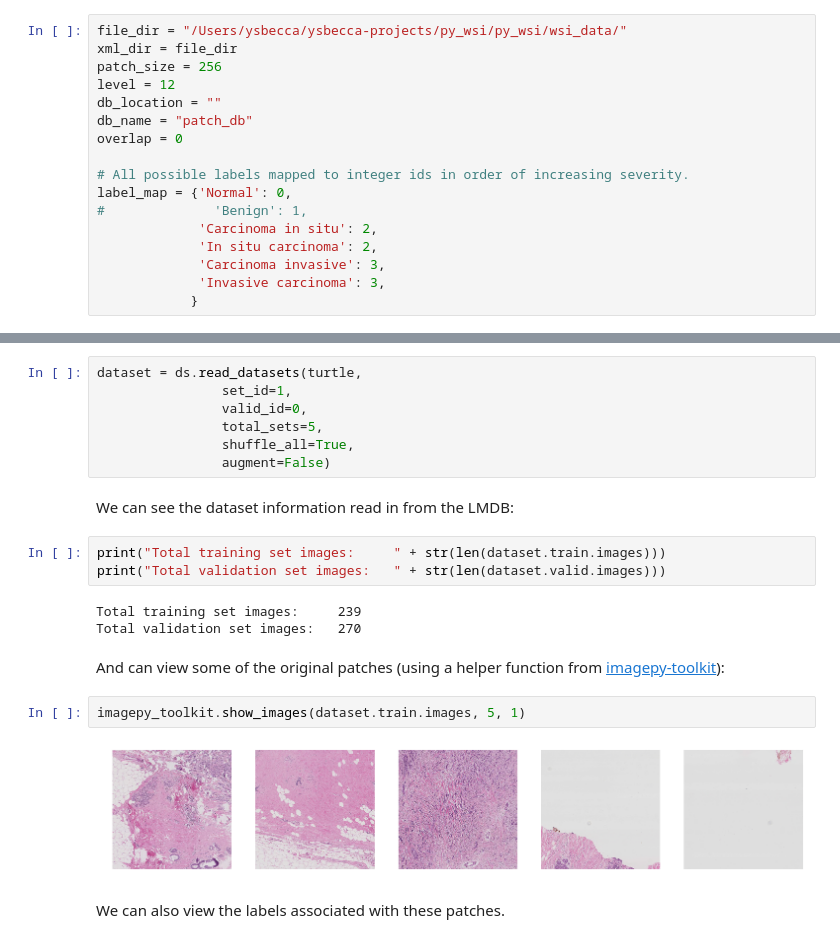
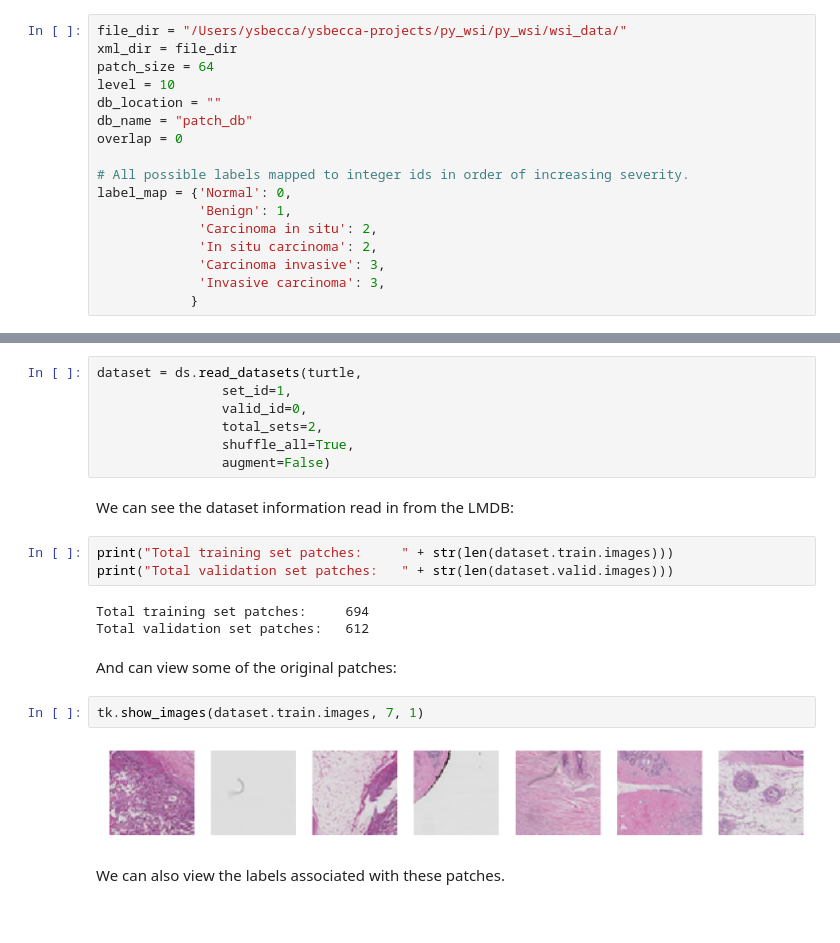
Before and after one commit to ysbecca/py-wsi, a Jupyter notebook: Using py-wsi.ipynb, the cells around one changed output, grey strips where cells are left out. Drawn from its saved outputs; the diff is of its cells as text.

```diff
--- a/Using py-wsi.ipynb
+++ b/Using py-wsi.ipynb
@@ -9,15 +12,15 @@ Set parameters for file directory of SVS images, patch size, level (magnificatio
 # %%
 file_dir = "/Users/ysbecca/ysbecca-projects/py_wsi/py_wsi/wsi_data/"
 xml_dir = file_dir
-patch_size = 256
-level = 12
+patch_size = 64
+level = 10
 db_location = ""
 db_name = "patch_db"
 overlap = 0
 
 # All possible labels mapped to integer ids in order of increasing severity.
 label_map = {'Normal': 0,
-#              'Benign': 1,
+             'Benign': 1,
              'Carcinoma in situ': 2,
              'In situ carcinoma': 2,
              'Carcinoma invasive': 3,
@@ -67,23 +159,23 @@ import imagepy_toolkit
 dataset = ds.read_datasets(turtle,
                 set_id=1,
                 valid_id=0,
-                total_sets=5,
+                total_sets=2,
                 shuffle_all=True,
                 augment=False)
 # %% [markdown]
 We can see the dataset information read in from the LMDB:
 # %%
-print("Total training set images:     " + str(len(dataset.train.images)))
-print("Total validation set images:   " + str(len(dataset.valid.images)))
+print("Total training set patches:     " + str(len(dataset.train.images)))
+print("Total validation set patches:   " + str(len(dataset.valid.images)))
 # %% [output]
-Total training set images:     239
-Total validation set images:   270
+Total training set patches:     694
+Total validation set patches:   612
 # %% [markdown]
-And can view some of the original patches (using a helper function from [imagepy-toolkit](https://github.com/ysbecca/imagepy-toolkit)):
+And can view some of the original patches:
 # %%
-imagepy_toolkit.show_images(dataset.train.images, 5, 1)
+tk.show_images(dataset.train.images, 7, 1)
 # %% [output]
-[figure, old version]
+[figure, new version]
 # %% [markdown]
 We can also view the labels associated with these patches.
 # %%
```
Also changed, not shown: parts of 25 cells of this notebook, 7 other files.
